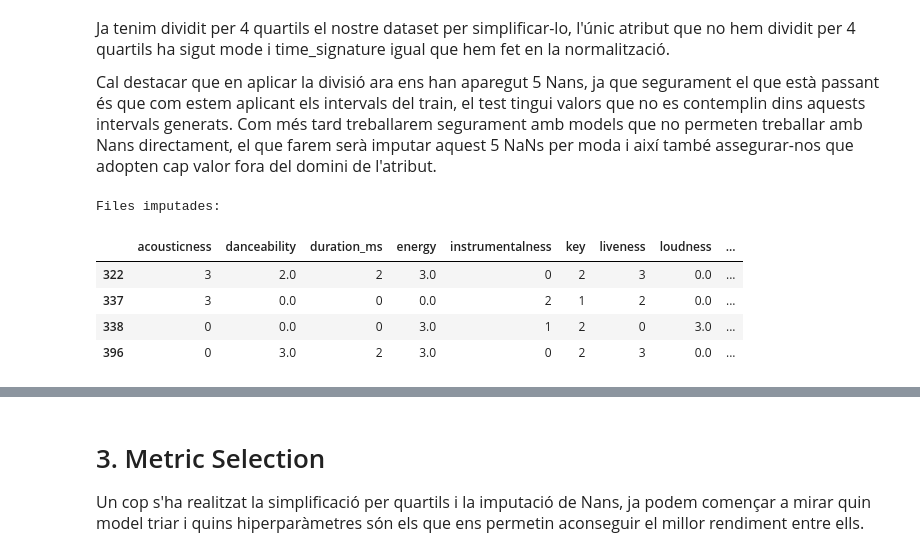
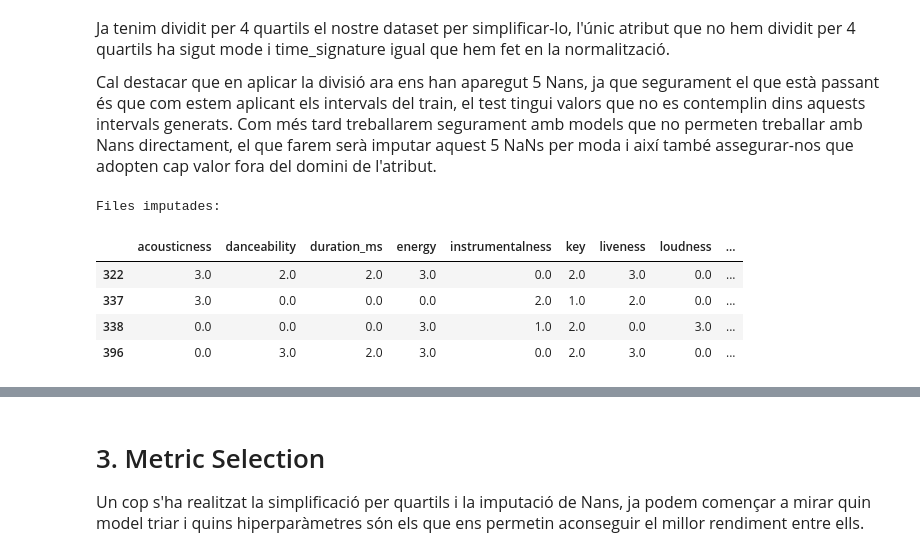
Before and after one commit to laranyeta/APC-Kaggle, a Jupyter notebook: APC_Kaggle_SpotifySongAttributes.ipynb, the cells around one changed output, grey strips where cells are left out. Saved outputs shown, nothing was run; the diff lists cells and outputs as text; code cells hidden in the pictures.

```diff
--- a/APC_Kaggle_SpotifySongAttributes.ipynb
+++ b/APC_Kaggle_SpotifySongAttributes.ipynb
@@ -255,0 +248,3 @@ X_train
+# %%
+X_train,X_test= normalitzar(X_train, X_test)
+X_train
@@ -317,22 +330,3 @@ Files amb NaNs:
 <p style="font-family: 'Arial'; font-size:16px;">Ja tenim dividit per 4 quartils el nostre dataset per simplificar-lo, l'únic atribut que no hem dividit per 4 quartils ha sigut mode i time_signature igual que hem fet en la normalització.</p>
 <p style="font-family: 'Arial'; font-size:16px;"> Cal destacar que en aplicar la divisió ara ens han aparegut 5 Nans, ja que segurament el que està passant és que com estem aplicant els intervals del train, el test tingui valors que no es contemplin dins aquests intervals generats.
 Com més tard treballarem segurament amb models que no permeten treballar amb Nans directament, el que farem serà imputar aquest 5 NaNs per moda i així també assegurar-nos que adopten cap valor fora del domini de l'atribut.</p>
-# %%
-moda_danceability = X_train['danceability'].mode()[0]
-moda_energy = X_train['energy'].mode()[0]
-moda_loudness = X_train['loudness'].mode()[0]
-
-X_test['danceability'] = X_test['danceability'].fillna(moda_danceability)
-X_test['energy'] = X_test['energy'].fillna(moda_energy)
-X_test['loudness'] = X_test['loudness'].fillna(moda_loudness)
-
-print("Files imputades:")
-nan_rows = X_test.loc[index_nans]
-nan_rows
-# %% [output]
-Files imputades:
-|  | acousticness | danceability | duration_ms | energy | instrumentalness | key | liveness | loudness | ... |
-| 322 | 3 | 2.0 | 2 | 3.0 | 0 | 2 | 3 | 0.0 | ... |
-| 337 | 3 | 0.0 | 0 | 0.0 | 2 | 1 | 2 | 0.0 | ... |
-| 338 | 0 | 0.0 | 0 | 3.0 | 1 | 2 | 0 | 3.0 | ... |
-| 396 | 0 | 3.0 | 2 | 3.0 | 0 | 2 | 3 | 0.0 | ... |
@@ -339,2 +342,15 @@ Files imputades:
+# %%
+X_test=imputacio(X_train, X_test)
+
+print("Files imputades:")
+nan_rows = X_test.loc[index_nans]
+nan_rows
+# %% [output]
+Files imputades:
+|  | acousticness | danceability | duration_ms | energy | instrumentalness | key | liveness | loudness | ... |
+| 322 | 3.0 | 2.0 | 2.0 | 3.0 | 0.0 | 2.0 | 3.0 | 0.0 | ... |
+| 337 | 3.0 | 0.0 | 0.0 | 0.0 | 2.0 | 1.0 | 2.0 | 0.0 | ... |
+| 338 | 0.0 | 0.0 | 0.0 | 3.0 | 1.0 | 2.0 | 0.0 | 3.0 | ... |
+| 396 | 0.0 | 3.0 | 2.0 | 3.0 | 0.0 | 2.0 | 3.0 | 0.0 | ... |
 # %% [markdown]
 <section style="color: #525958;">
```
Also changed, not shown: parts of 13 cells of this notebook.
